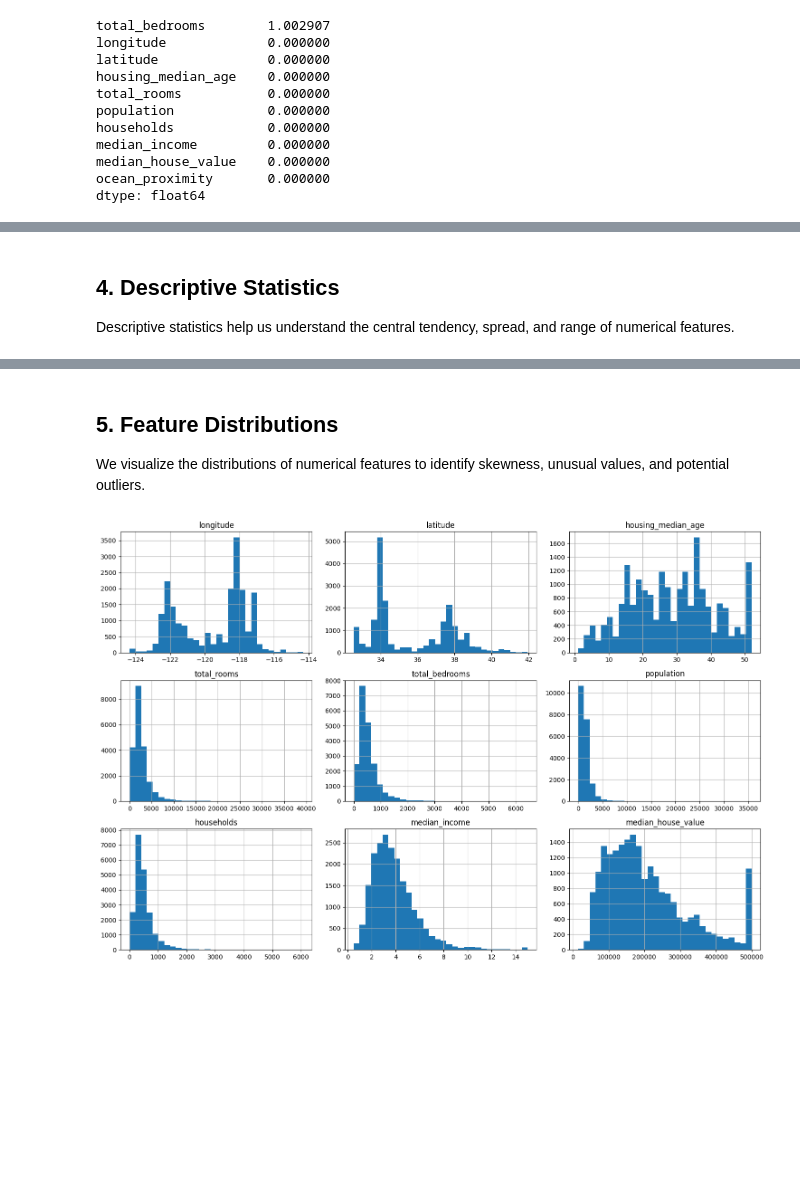
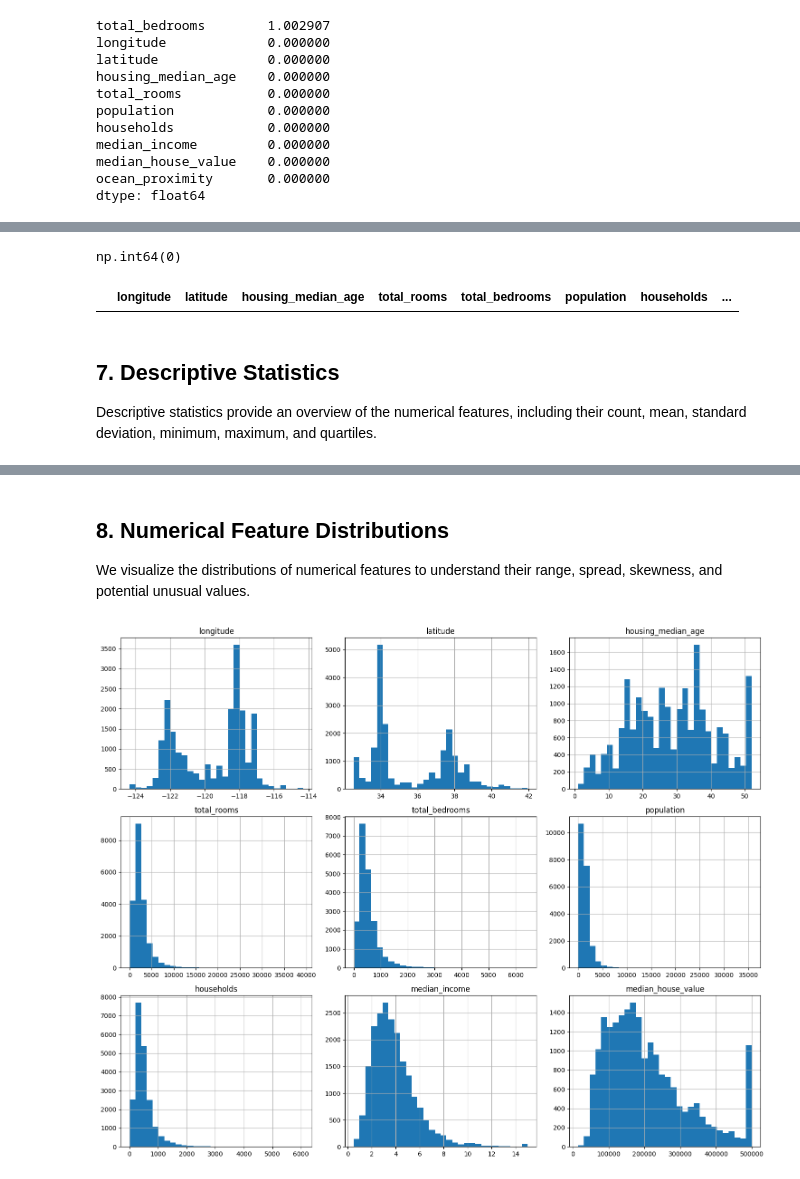
Before and after one commit to Ayda-Karimzadeh/house-price-prediction-linear-regression, a Jupyter notebook: notebooks/01_eda.ipynb, the cells around one changed output, grey strips where cells are left out. Saved outputs shown, nothing was run; the diff lists cells and outputs as text; code cells hidden in the pictures; blank space fills up the shorter version.

```diff
--- a/notebooks/01_eda.ipynb
+++ b/notebooks/01_eda.ipynb
@@ -113,7 +165,15 @@ dtype: float64
+# %%
+df.duplicated().sum()
+# %% [output]
+np.int64(0)
+# %%
+df[df.duplicated()]
+# %% [output]
+|  | longitude | latitude | housing_median_age | total_rooms | total_bedrooms | population | households | ... |
 # %% [markdown]
-## 4. Descriptive Statistics
+## 7. Descriptive Statistics
 
-Descriptive statistics help us understand the central tendency, spread, and range of numerical features.
+Descriptive statistics provide an overview of the numerical features, including their count, mean, standard deviation, minimum, maximum, and quartiles.
 # %%
 df.describe()
 # %% [output]
@@ -127,12 +187,18 @@ df.describe()
 | 75% | -118.010000 | 37.710000 | 37.000000 | 3148.000000 | 647.000000 | 1725.000000 | 605.000000 | ... |
 | max | -114.310000 | 41.950000 | 52.000000 | 39320.000000 | 6445.000000 | 35682.000000 | 6082.000000 | ... |
 # %% [markdown]
-## 5. Feature Distributions
+## 8. Numerical Feature Distributions
 
-We visualize the distributions of numerical features to identify skewness, unusual values, and potential outliers.
+We visualize the distributions of numerical features to understand their range, spread, skewness, and potential unusual values.
 # %%
-df.hist(figsize=(15, 10), bins=30)
+numerical_features = df.select_dtypes(include=np.number).columns
+
+df[numerical_features].hist(
+    figsize=(15, 12),
+    bins=30
+)
+
 plt.tight_layout()
 plt.show()
 # %% [output]
-[figure, old version]
+[figure, new version]
```
Also changed, not shown: parts of 29 cells of this notebook.
